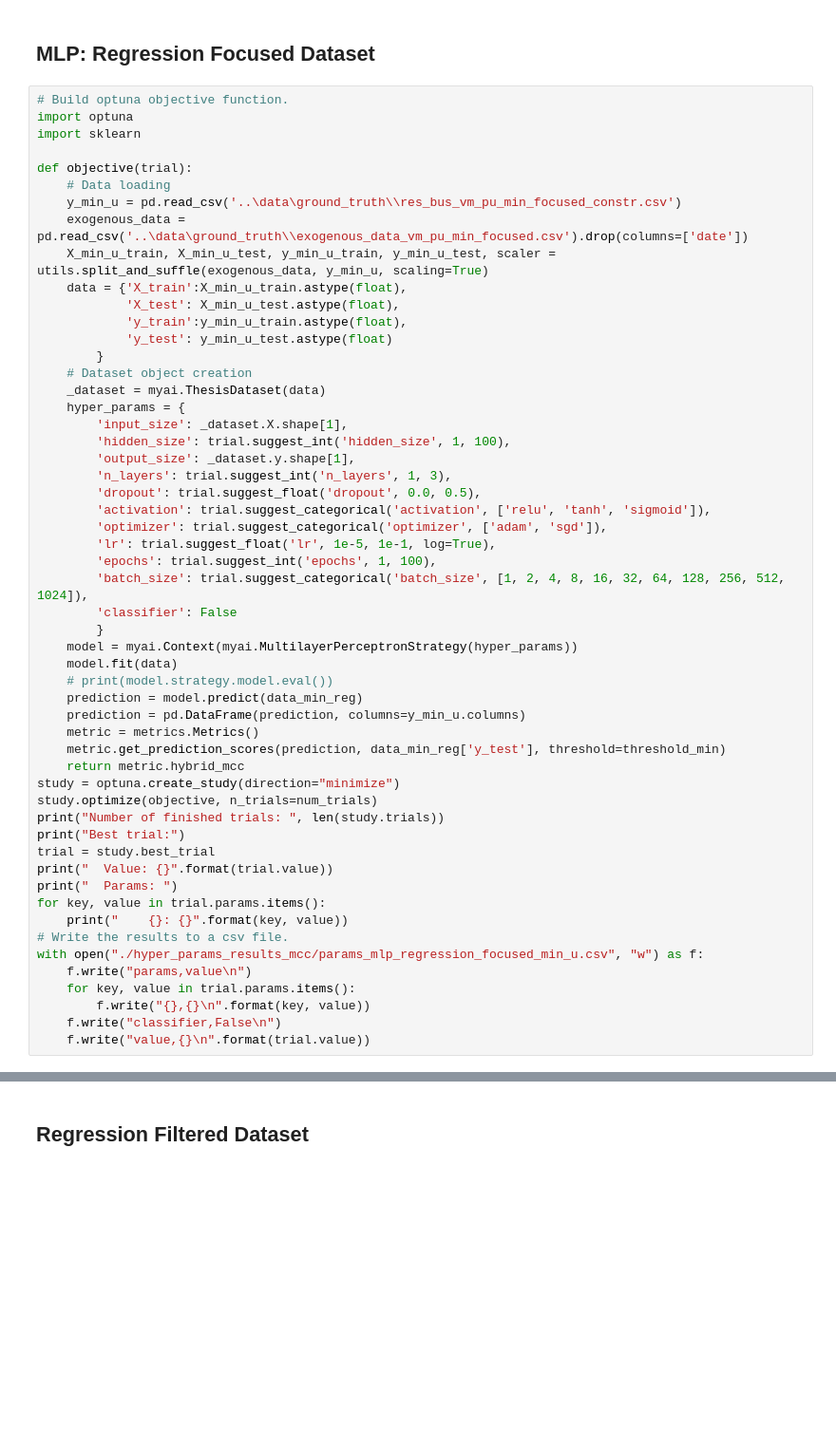
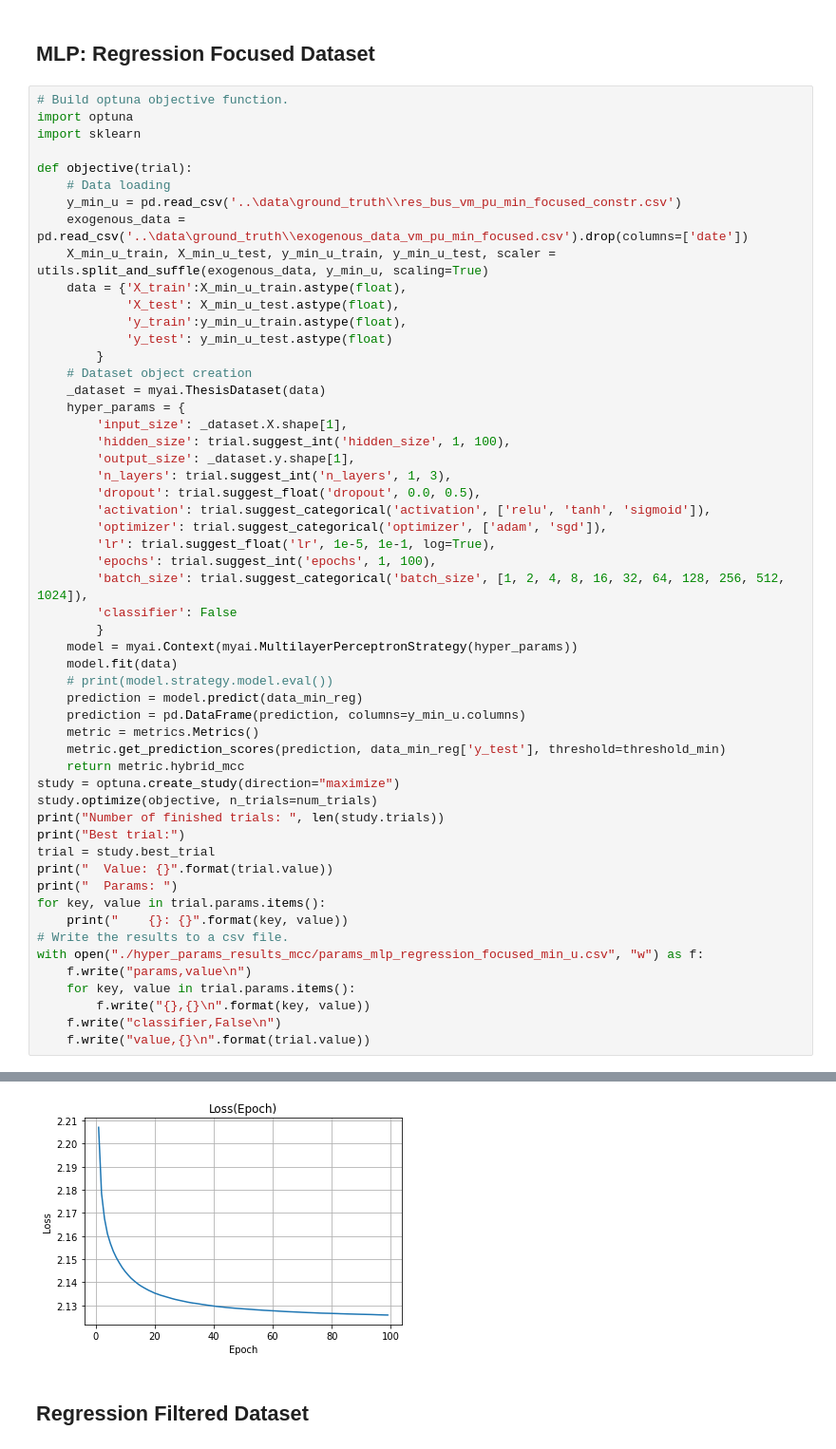
Before and after one commit to jamilsonjr/AI-to-forecast-constraints-in-the-energy-systems, a Jupyter notebook: jupyter_notebooks/sparse_focused_hyperparams_tunning_dl_mcc.ipynb, the cells around one changed output, grey strips where cells are left out. Shown at 95% size. Cells and saved outputs as stored; diff of their text form; blank space fills up the shorter version.

```diff
--- a/jupyter_notebooks/sparse_focused_hyperparams_tunning_dl_mcc.ipynb
+++ b/jupyter_notebooks/sparse_focused_hyperparams_tunning_dl_mcc.ipynb
@@ -613,7 +808,7 @@ def objective(trial):
     metric = metrics.Metrics()
     metric.get_prediction_scores(prediction, data_min_reg['y_test'], threshold=threshold_min)
     return metric.hybrid_mcc
-study = optuna.create_study(direction="minimize")
+study = optuna.create_study(direction="maximize")
 study.optimize(objective, n_trials=num_trials)
 print("Number of finished trials: ", len(study.trials))
 print("Best trial:")
@@ -629,3 +824,4 @@ with open("./hyper_params_results_mcc/params_mlp_regression_focused_min_u.csv",
         f.write("{},{}\n".format(key, value))
     f.write("classifier,False\n")
     f.write("value,{}\n".format(trial.value))
+# %% [output]
@@ -632,3 +857,4 @@ with open("./hyper_params_results_mcc/params_mlp_regression_focused_min_u.csv",
+[figure, added]
 # %% [markdown]
 ## Regression Filtered Dataset
 # %%
```
Also changed, not shown: parts of 13 cells of this notebook, 54 other files.
